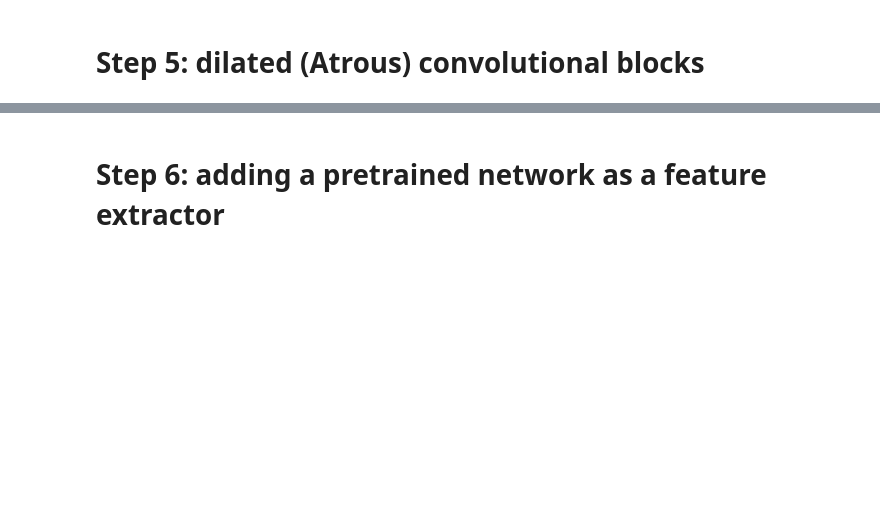
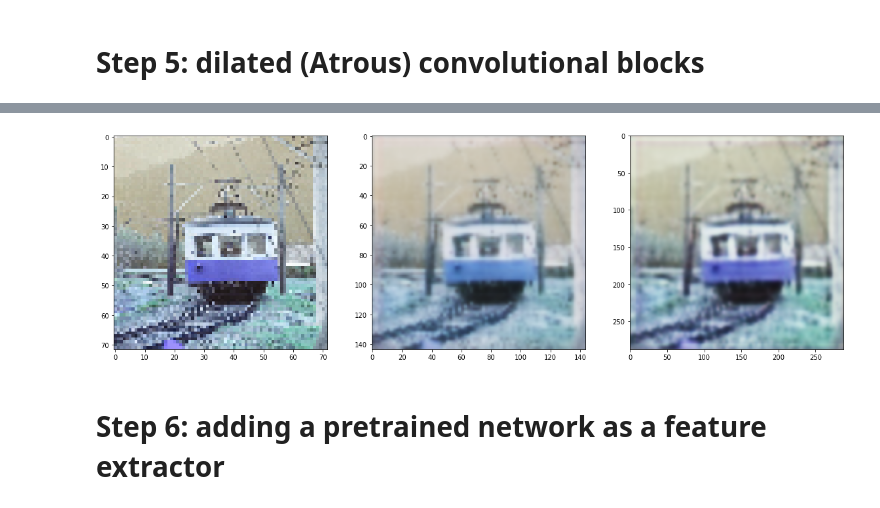
Before and after one commit to chendoy/super-resolution-tf, a Jupyter notebook: super-resolution.ipynb, the cells around one changed output, grey strips where cells are left out. Saved outputs shown, nothing was run; the diff lists cells and outputs as text; code cells hidden in the pictures; blank space fills up the shorter version.

```diff
--- a/super-resolution.ipynb
+++ b/super-resolution.ipynb
@@ -253,26 +253,26 @@ def get_dilated_conv_model(input_shape):
 
     def DilatedBlock(cnl):
         inp = Input(shape=(None,None,cnl))
-        d1 = Conv2D(cnl,3, activation=LeakyReLU(alpha=0.2), padding='same')(inp)
-        d2 = Conv2D(cnl,3, activation=LeakyReLU(alpha=0.2), padding='same')(inp)
-        d4 = Conv2D(cnl,3, activation=LeakyReLU(alpha=0.2), padding='same')(inp)
-        x = Concatenate()([d1,d2,d4])
-        x = LeakyReLU(alpha=0.2)(x)
-        out = Conv2D(32,3, activation='relu', padding='same')(x)
+        d1 = Conv2D(cnl,3, activation=LeakyReLU(alpha=0.2), dilation_rate=1, padding='same')(inp)
+        d2 = Conv2D(cnl,3, activation=LeakyReLU(alpha=0.2), dilation_rate=2, padding='same')(inp)
+        d3 = Conv2D(cnl,3, activation=LeakyReLU(alpha=0.2), dilation_rate=4, padding='same')(inp)
+        c = Concatenate(axis=-1)([d1,d2,d3])
+        a = LeakyReLU(alpha=0.2)(c)
+        out = Conv2D(cnl,1)(a)
         return Model(inp,out)
 
     inp = Input(shape=(None,None,3))
     X = Conv2D(32,1)(inp)
     X = Activation(LeakyReLU(alpha=0.2))(X)
     X = DilatedBlock(32)(X)
+#     X = DilatedBlock(32)(X) # Nati did not have
+    X = UpSampling2D(interpolation='bilinear')(X)
+    out1 = Conv2D(3,1, padding='same')(X)
+    out1 = Activation('sigmoid')(out1)
     X = DilatedBlock(32)(X)
-    X = UpSampling2D()(X)
-    out1 = Conv2D(3,1, padding='same')(X)
-    out1 = Activation('relu')(out1)
-    X = DilatedBlock(32)(X)
-    X = UpSampling2D()(X)
+    X = UpSampling2D(interpolation='bilinear')(X)
     out2 = Conv2D(3,1, padding='same')(X)
-    out2 = Activation('relu')(out2)
+    out2 = Activation('sigmoid')(out2)
 
     model = Model(inputs=inp, outputs=[out1,out2])
     model.compile(optimizer='adam', loss='mse')
@@ -325,7 +326,9 @@ Epoch 9/30
 # %%
 pred = model.predict(X[split:])
 pred_y_mid = pred[0]
 pred_y_large = pred[1]
-plot_multiplev_images(10, X[split:], pred_y_mid, pred_y_large)
+plot_multiple_images(10, X[split:], pred_y_mid, pred_y_large)
+# %% [output]
+[figure, added]
 # %% [markdown]
 # Step 6: adding a pretrained network as a feature extractor
```
Also changed, not shown: parts of 9 cells of this notebook.
